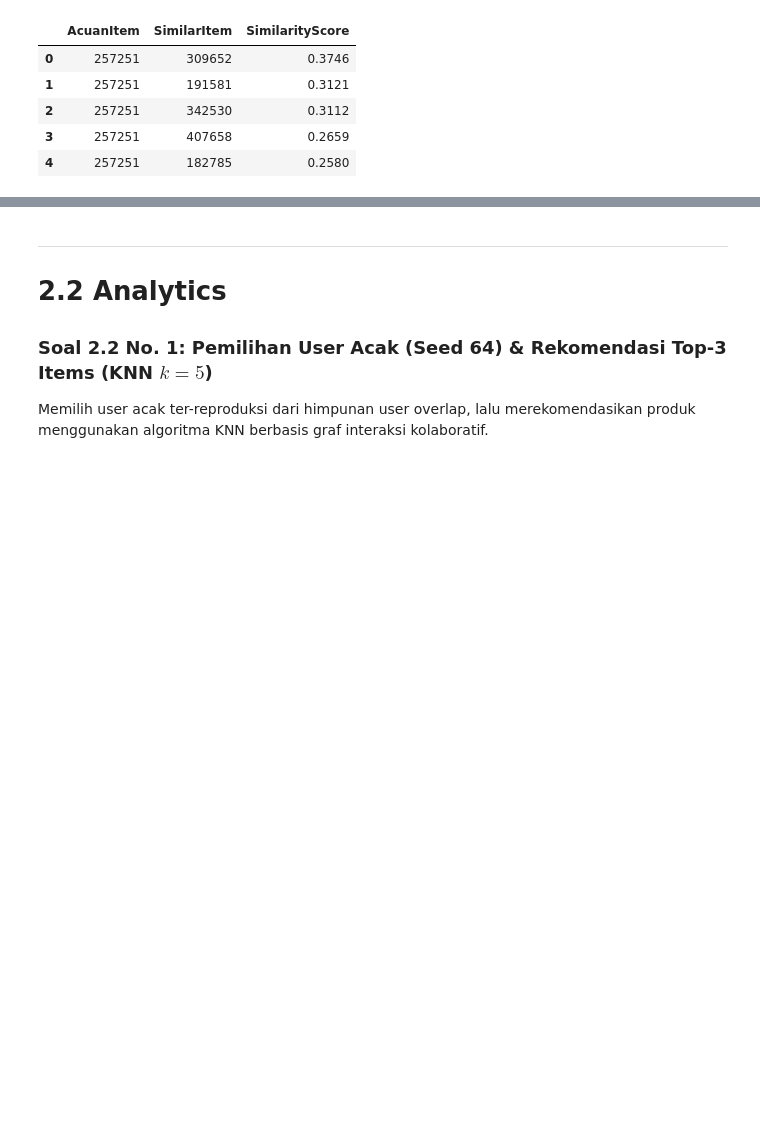
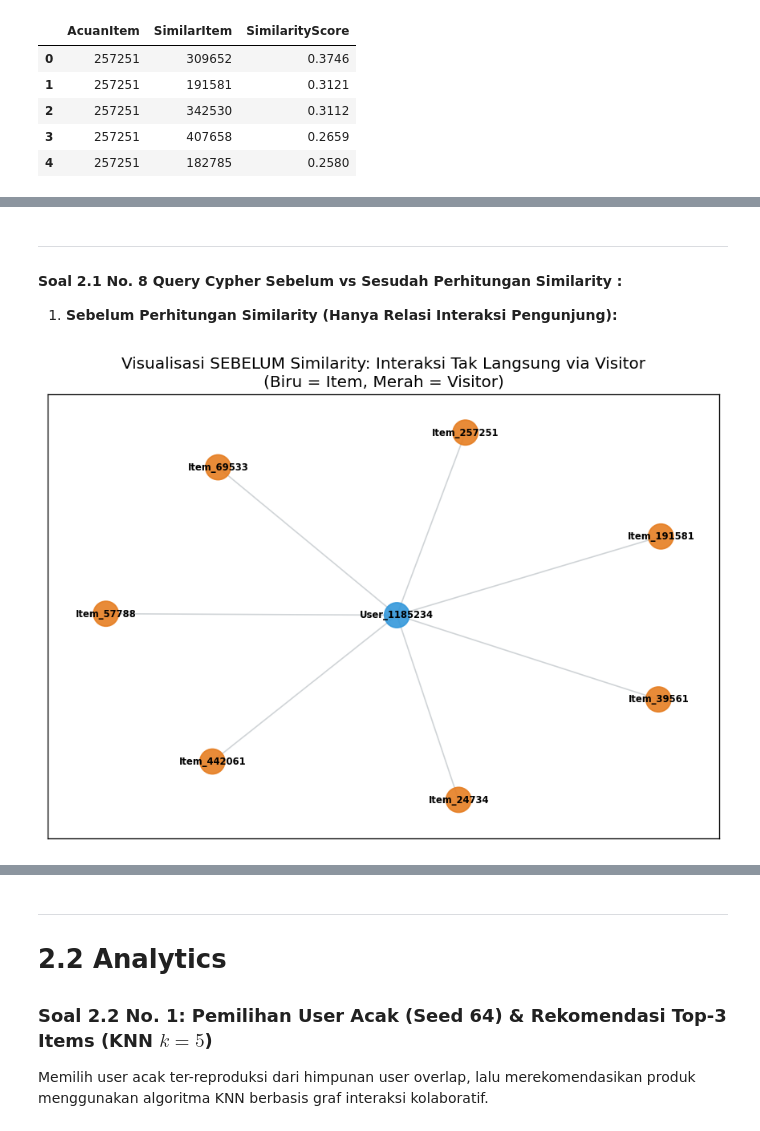
Before and after one commit to Rahma-183/UTS-Graf-Sains-Data, a Jupyter notebook: 02_UTS_Wrangling_EDA_Analytics.ipynb, the cells around one changed output, grey strips where cells are left out. Saved outputs shown, nothing was run; the diff lists cells and outputs as text; code cells hidden in the pictures; blank space fills up the shorter version.

```diff
--- a/02_UTS_Wrangling_EDA_Analytics.ipynb
+++ b/02_UTS_Wrangling_EDA_Analytics.ipynb
@@ -414,0 +447,40 @@ HASIL LENGKAP TOP-5 SIMILARITY RECORD ACUAN ITEM 257251
+# %% [markdown]
+---
+#### **Soal 2.1 No. 8 Query Cypher Sebelum vs Sesudah Perhitungan Similarity :**
+1. **Sebelum Perhitungan Similarity (Hanya Relasi Interaksi Pengunjung):**
+# %%
+import networkx as nx
+import matplotlib.pyplot as plt
+from IPython.display import display
+
+cypher_before = """
+MATCH (target:Item {itemId: 257251})<-[r1]-(u:Visitor)-[r2]->(other:Item)
+WHERE target <> other
+RETURN target.itemId AS item_a, u.visitorId AS visitor, other.itemId AS item_b
+LIMIT 15;
+"""
+with driver.session(database=DB_NAME) as session:
+    data_before = session.run(cypher_before, target_id='257251').data()
+    df_soal8before = pd.DataFrame(data_before)
+
+# Visualisasi Graf (Sebelum Similarity: Item <-> Visitor <-> Item)
+if not df_soal8before.empty:
+    G_before = nx.Graph()
+    for _, row in df_soal8before.iterrows():
+        it_a = f"Item_{row['item_a']}"
+        vis = f"User_{row['visitor']}"
+        it_b = f"Item_{row['item_b']}"
+        G_before.add_edge(it_a, vis)
+        G_before.add_edge(vis, it_b)
+
+    plt.figure(figsize=(9, 6), dpi=120)
+    pos = nx.spring_layout(G_before, seed=42)
+    colors = ['#3498db' if 'User' in n else '#e67e22' for n in G_before.nodes()]
+    nx.draw_networkx_nodes(G_before, pos, node_color=colors, node_size=350, alpha=0.9)
+    nx.draw_networkx_edges(G_before, pos, edge_color="#bdc3c7", alpha=0.7)
+    nx.draw_networkx_labels(G_before, pos, font_size=7, font_weight="bold")
+    plt.title("Visualisasi SEBELUM Similarity: Interaksi Tak Langsung via Visitor\n(Biru = Item, Merah = Visitor)")
+    plt.savefig("plot_sebelum_similarity.png")
+    plt.show()
+# %% [output]
+[figure, added]
```
Also changed, not shown: parts of 16 cells of this notebook, 7 other files.
